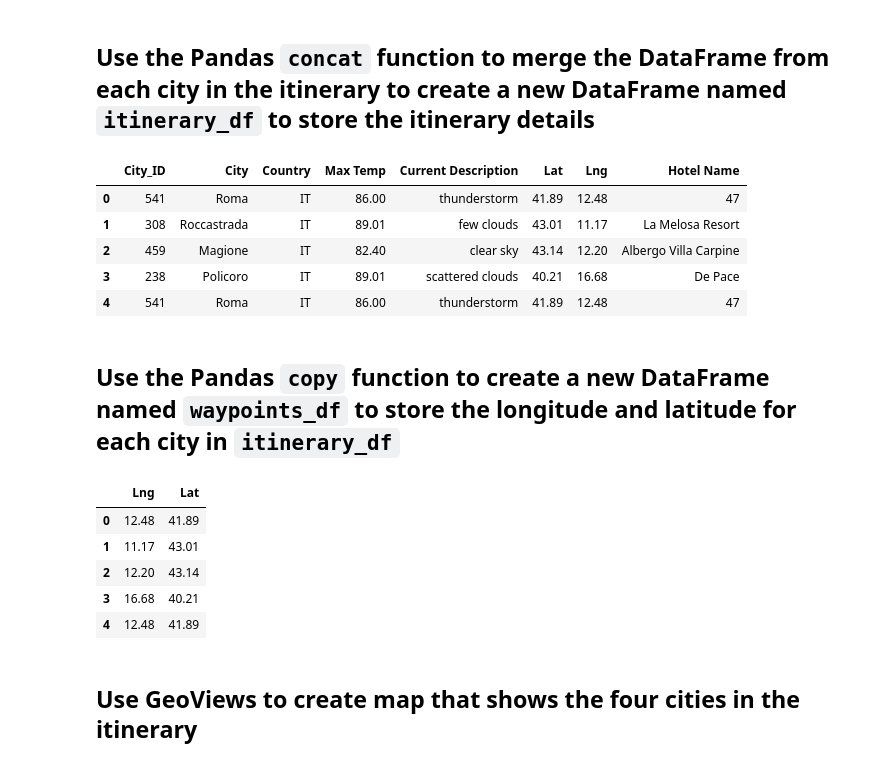
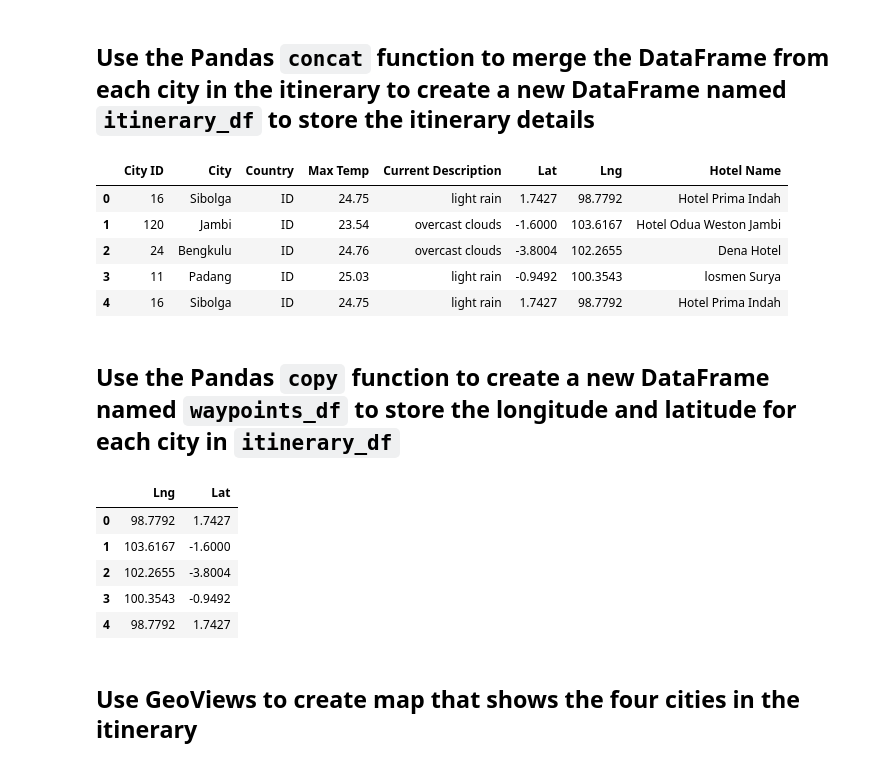
Before and after one commit to MickMarch/world_weather_analysis, a Jupyter notebook: vacation_itinerary/vacation_itinerary.ipynb, the cells around one changed output. Saved outputs shown, nothing was run; the diff lists cells and outputs as text; code cells hidden in the pictures.

Commit message:
Started Itinerary script

```diff
--- a/vacation_itinerary/vacation_itinerary.ipynb
+++ b/vacation_itinerary/vacation_itinerary.ipynb
@@ -72,8 +72,10 @@ from config import geoapify_key
 ## From your `Vacation_Search` folder from Deliverable 2, import the `WeatherPy_vacation.csv` file as a DataFrame named `vacation_df`
 # %%
 # Read the WeatherPy_vacation.csv into a DataFrame
-vacation_df = # YOUR CODE HERE
+import os
+file_to_load = os.path.join('..', 'vacation_search','weatherpy_vacation.csv')
+vacation_df = pd.read_csv(file_to_load)
 
 # Display sample data
-# YOUR CODE HERE
+vacation_df
 # %% [output]
@@ -103,40 +125,42 @@ map_plot = # YOUR CODE HERE
 ## From the map, *choose four cities* that a customer might want to visit. They should be close together and in the same country. Use the `loc` method to create separate DataFrames for each city on the travel route.
 # %%
 # Create DataFrames for each city by filtering the 'vacation_df' using the loc method
-vacation_start = # YOUR CODE HERE
-vacation_end = # YOUR CODE HERE
-vacation_stop1 = # YOUR CODE HERE
-vacation_stop2 = # YOUR CODE HERE
-vacation_stop3 = # YOUR CODE HERE
+
+vacation_start = vacation_df.loc[vacation_df['City'] == "Sibolga"]
+vacation_end = vacation_df.loc[vacation_df['City'] == "Sibolga"]
+vacation_stop1 = vacation_df.loc[vacation_df['City'] == "Jambi"]
+vacation_stop2 = vacation_df.loc[vacation_df['City'] == "Bengkulu"]
+vacation_stop3 = vacation_df.loc[vacation_df['City'] == "Padang"]
 # %% [markdown]
 ## Use the Pandas `concat` function to merge the DataFrame from each city in the itinerary to create a new DataFrame named `itinerary_df` to store the itinerary details
 # %%
 # Use the Pandas concat function to create a new DataFrame to store the itinerary details.
-itinerary_df = # YOUR CODE HERE
+itinerary_df = pd.concat([vacation_start, vacation_stop1, vacation_stop2, vacation_stop3, vacation_end])
+itinerary_df.index.name = "City ID"
+itinerary_df = itinerary_df.reset_index()
 
 # Display sample data
-# YOUR CODE HERE
+itinerary_df
 # %% [output]
-|  | City_ID | City | Country | Max Temp | Current Description | Lat | Lng | Hotel Name |
-| 0 | 541 | Roma | IT | 86.00 | thunderstorm | 41.89 | 12.48 | 47 |
-| 1 | 308 | Roccastrada | IT | 89.01 | few clouds | 43.01 | 11.17 | La Melosa Resort |
-| 2 | 459 | Magione | IT | 82.40 | clear sky | 43.14 | 12.20 | Albergo Villa Carpine |
-| 3 | 238 | Policoro | IT | 89.01 | scattered clouds | 40.21 | 16.68 | De Pace |
-| 4 | 541 | Roma | IT | 86.00 | thunderstorm | 41.89 | 12.48 | 47 |
+|  | City ID | City | Country | Max Temp | Current Description | Lat | Lng | Hotel Name |
+| 0 | 16 | Sibolga | ID | 24.75 | light rain | 1.7427 | 98.7792 | Hotel Prima Indah |
+| 1 | 120 | Jambi | ID | 23.54 | overcast clouds | -1.6000 | 103.6167 | Hotel Odua Weston Jambi |
+| 2 | 24 | Bengkulu | ID | 24.76 | overcast clouds | -3.8004 | 102.2655 | Dena Hotel |
+| 3 | 11 | Padang | ID | 25.03 | light rain | -0.9492 | 100.3543 | losmen Surya |
+| 4 | 16 | Sibolga | ID | 24.75 | light rain | 1.7427 | 98.7792 | Hotel Prima Indah |
 # %% [markdown]
 ## Use the Pandas `copy` function to create a new DataFrame named `waypoints_df` to store the longitude and latitude for each city in `itinerary_df`
 # %%
-# Create a Pandas DataFrame to store the latitude and longitude for each city in the itineray
-waypoints_df = # YOUR CODE HERE
-
+# Create a Pandas DataFrame to store the latitude and longitude for each city in the itinerary
+waypoints_df = itinerary_df[["Lng","Lat"]].copy()
 # Display sample data
-# YOUR CODE HERE
+waypoints_df
 # %% [output]
 |  | Lng | Lat |
-| 0 | 12.48 | 41.89 |
-| 1 | 11.17 | 43.01 |
-| 2 | 12.20 | 43.14 |
-| 3 | 16.68 | 40.21 |
-| 4 | 12.48 | 41.89 |
+| 0 | 98.7792 | 1.7427 |
+| 1 | 103.6167 | -1.6000 |
+| 2 | 102.2655 | -3.8004 |
+| 3 | 100.3543 | -0.9492 |
+| 4 | 98.7792 | 1.7427 |
 # %% [markdown]
 ## Use GeoViews to create map that shows the four cities in the itinerary
```
Also changed, not shown: parts of 10 cells of this notebook, 1 other file.
